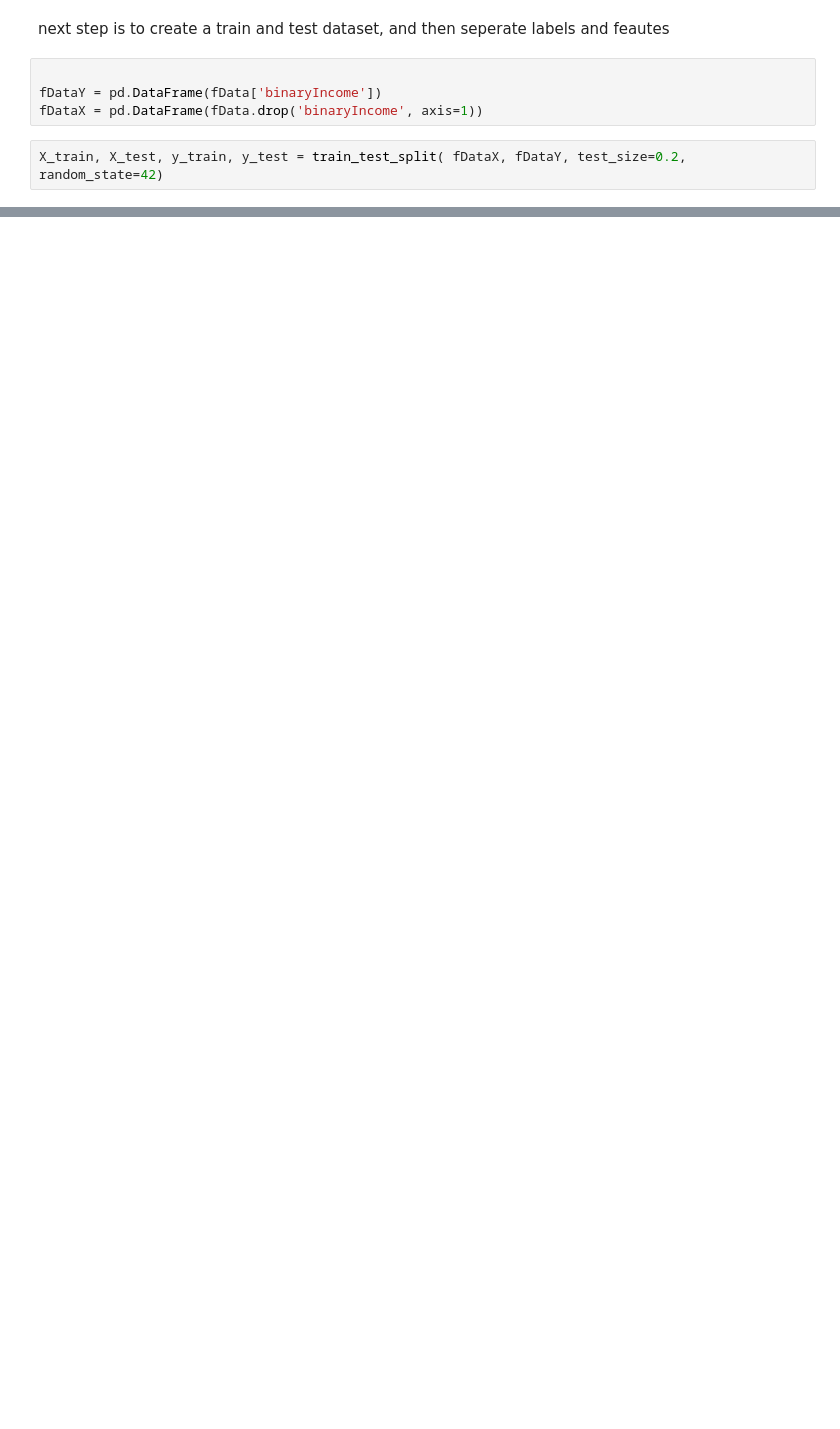
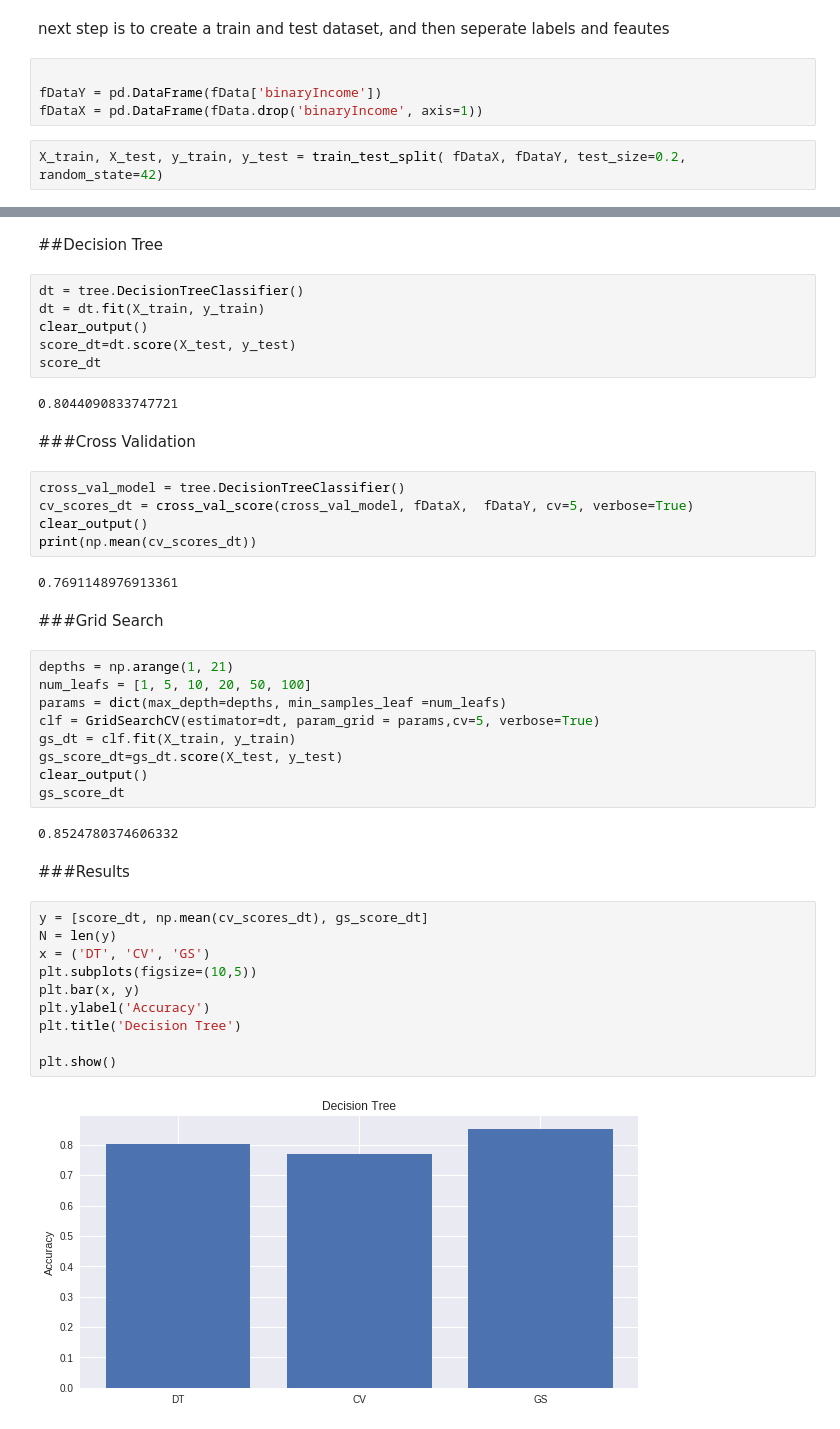
Before and after one commit to daniyal9538/GeneralProjects, a Jupyter notebook: CNG_562_HW_1_1.ipynb, the cells around one changed output, grey strips where cells are left out. Cells and saved outputs as stored; diff of their text form; blank space fills up the shorter version.

```diff
--- a/CNG_562_HW_1_1.ipynb
+++ b/CNG_562_HW_1_1.ipynb
@@ -492,0 +476,46 @@ best_model.score(fDataX, fDataY)
+# %% [markdown]
+##Decision Tree
+# %%
+dt = tree.DecisionTreeClassifier()
+dt = dt.fit(X_train, y_train)
+clear_output()
+score_dt=dt.score(X_test, y_test)
+score_dt
+# %% [output]
+0.8044090833747721
+# %% [markdown]
+###Cross Validation
+# %%
+cross_val_model = tree.DecisionTreeClassifier()
+cv_scores_dt = cross_val_score(cross_val_model, fDataX,  fDataY, cv=5, verbose=True)
+clear_output()
+print(np.mean(cv_scores_dt))
+# %% [output]
+0.7691148976913361
+# %% [markdown]
+###Grid Search
+# %%
+depths = np.arange(1, 21)
+num_leafs = [1, 5, 10, 20, 50, 100]
+params = dict(max_depth=depths, min_samples_leaf =num_leafs)
+clf = GridSearchCV(estimator=dt, param_grid = params,cv=5, verbose=True)
+gs_dt = clf.fit(X_train, y_train)
+gs_score_dt=gs_dt.score(X_test, y_test)
+clear_output()
+gs_score_dt
+# %% [output]
+0.8524780374606332
+# %% [markdown]
+###Results
+# %%
+y = [score_dt, np.mean(cv_scores_dt), gs_score_dt]
+N = len(y)
+x = ('DT', 'CV', 'GS')
+plt.subplots(figsize=(10,5))
+plt.bar(x, y)
+plt.ylabel('Accuracy')
+plt.title('Decision Tree')
+
+plt.show()
+# %% [output]
+[figure, added]
```
Also changed, not shown: parts of 49 cells of this notebook.
